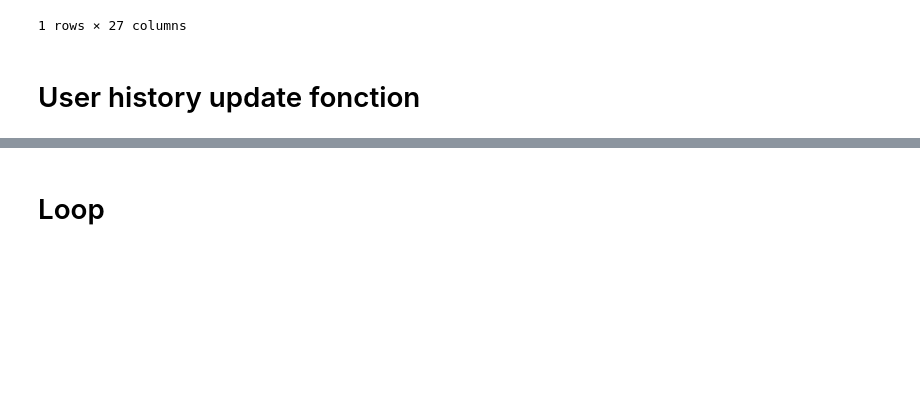
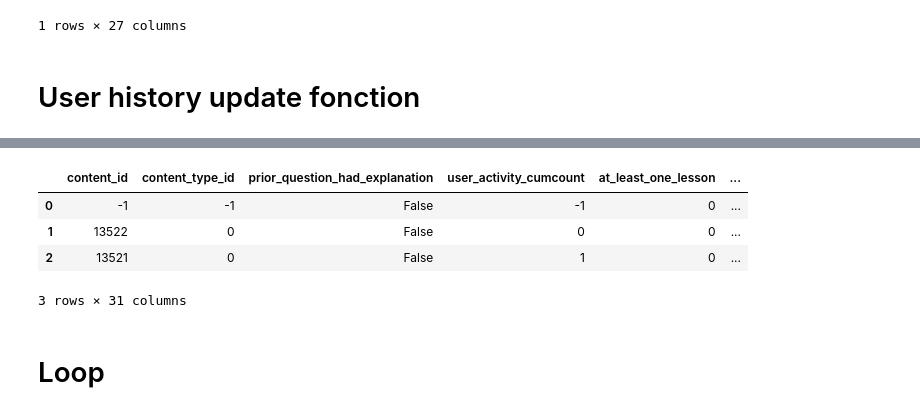
Before and after one commit to YohannD/riiid_final_project, a Jupyter notebook: notebooks/tm_prediction_loop.ipynb, the cells around one changed output, grey strips where cells are left out. Saved outputs shown, nothing was run; the diff lists cells and outputs as text; code cells hidden in the pictures; blank space fills up the shorter version.

```diff
--- a/notebooks/tm_prediction_loop.ipynb
+++ b/notebooks/tm_prediction_loop.ipynb
@@ -25,9 +41,16 @@ pipeline_features_list
 # %% [markdown]
 # Initialisation utilisateur débutant
 # %%
-user_history_empty=pd.DataFrame({'content_type_id':[-1],
+user_history_empty=pd.DataFrame({#following columns are the impute of each loop
+                             ### TO BE IMPUTED ###
                              'content_id':[-1],
+                             'content_type_id':[-1],
+                             'prior_question_had_explanation':False,
+                             # following columns depend of previous history of the user :
+                             ### TO BE UPDATED WHATEVER THE CONTENT_TYPE ###
                              'user_activity_cumcount':[-1],
+                             'at_least_one_lesson':[0],
+                             ### TO BE UPDATED IF LAST WAS QUESTION , ELSE COPIED ###
                              'user_avg_score_cum':[0.499],
                              'user_correct_answers_cum':[0],
                              'user_avg_score_cum_part1':[0.499],
@@ -44,13 +67,21 @@ user_history_empty=pd.DataFrame({'content_type_id':[-1],
                              'user_correct_answers_cum_part5':[0],
                              'user_correct_answers_cum_part6':[0],
                              'user_correct_answers_cum_part7':[0],
-                             'at_least_one_lesson':[0],
-                             'user_personalized_qstat_knowing_had_explanation_or_not':[-1],
-                             'user_avg_score_cum_on_this_part':[0.499],
-                             'user_correct_answers_cum_on_this_part':[0],
-                             'already_seen':[-1],
+                             # following columns are pure question stats :
+                             ### TO BE IMPORTED ###
+                             'part':[-1],
                              'qstats_answered_correctly':[-1],
                              'qstats_prior_question_had_explanation':[-1],
+                             'qstats_answered_correctly_knowing_having_had_explanation':[-1],
+                             'qstats_answered_correctly_knowing_having_not_had_explanation':[-1],
+                             # following columns depend of the current question AND the hisory of user
+                             ### TO BE COMPUTED ###
+                             'user_personalized_qstat_knowing_had_explanation_or_not':[-1],
+                             'already_seen':[-1],
+                             'user_avg_score_cum_on_this_part':[-1],
+                             'user_correct_answers_cum_on_this_part':[-1],
+                             # the following line is the prediction to be made
+                             ### TO BE PREDICTED ###
                              'answered_correctly':[-1]
                           })
 user_history
@@ -153,0 +229,4 @@ def user_history_update(content_type_id, content_id, data_qstats, user_history=N
+# %%
+user_history=user_history_update(0,13522,qstats,user_history=None,prior_question_had_explanation=False)
+user_history.iloc[-1,-1]=0.8
+user_history
@@ -154,3 +238,12 @@ def user_history_update(content_type_id, content_id, data_qstats, user_history=N
+# %%
+user_history=user_history_update(0,13521,qstats,user_history     ,prior_question_had_explanation=False)
+user_history
+# %% [output]
+|  | content_id | content_type_id | prior_question_had_explanation | user_activity_cumcount | at_least_one_lesson | ... |
+| 0 | -1 | -1 | False | -1 | 0 | ... |
+| 1 | 13522 | 0 | False | 0 | 0 | ... |
+| 2 | 13521 | 0 | False | 1 | 0 | ... |
+3 rows × 31 columns
 # %% [markdown]
 # Loop
 # %%
```
Also changed, not shown: parts of 12 cells of this notebook.
